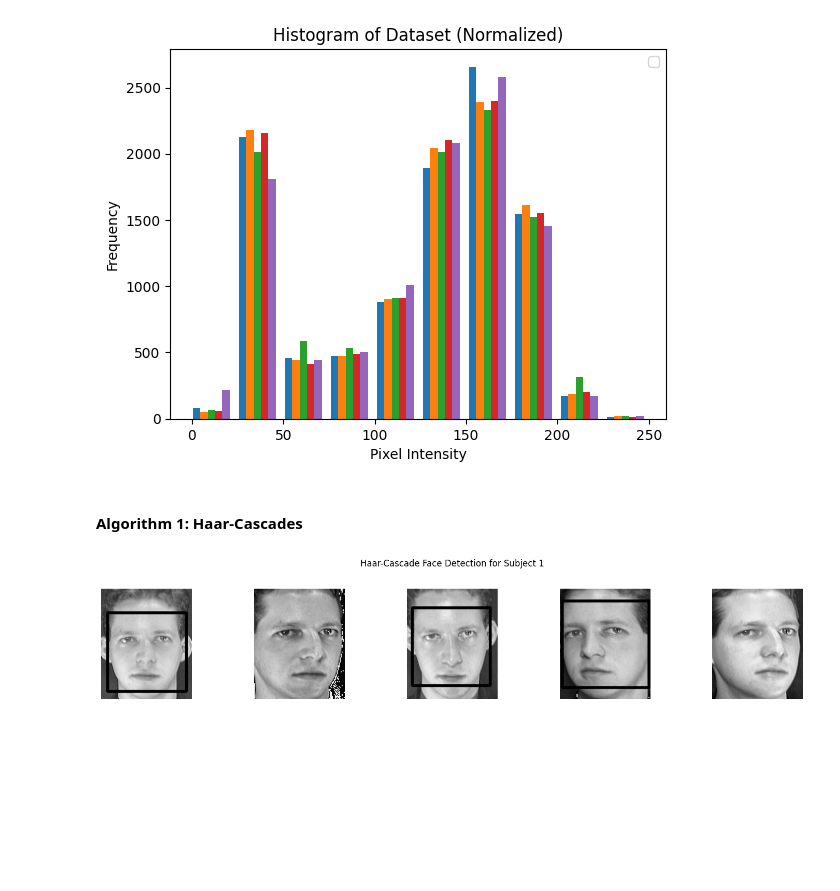
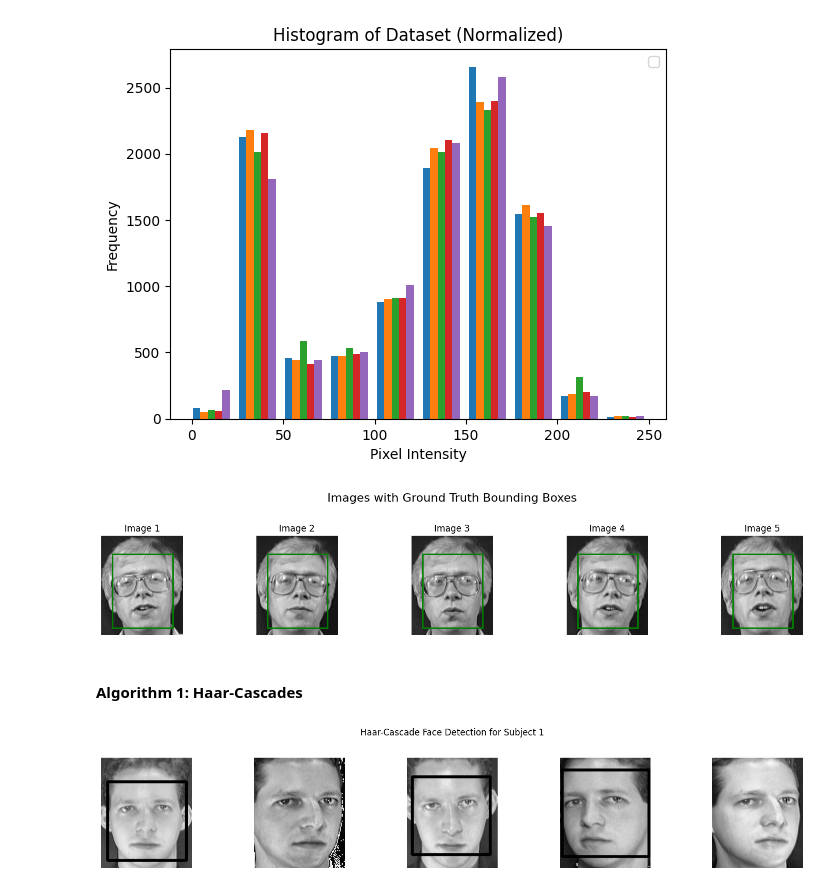
Before and after one commit to TaniaRizwan/FaceDetectionRecognition, a Jupyter notebook: ENCM509_Project6a_Group43.ipynb, the cells around one changed output. Saved outputs shown, nothing was run; the diff lists cells and outputs as text; code cells hidden in the pictures; blank space fills up the shorter version.

```diff
--- a/ENCM509_Project6a_Group43.ipynb
+++ b/ENCM509_Project6a_Group43.ipynb
@@ -235,8 +288,20 @@ Size of each image: (112, 92) 10304
 [figure]
 [figure]
 [figure]
+# %%
+gt_subject2 = [
+    [(12, 20, 68, 84)],  # Image 1
+    [(12, 20, 68, 84)],  # Image 2
+    [(12, 20, 68, 84)],  # Image 3
+    [(12, 20, 68, 84)],  # Image 4
+    [(12, 20, 68, 84)]   # Image 5
+]
+
+visualize_ground_truth(gt = gt_subject2, M = M, irow = irow2, icol = icol2, S = S2_processed)
+# %% [output]
+[figure, added]
 # %% [markdown]
-#### Algorithm 1: Haar-Cascades
+#### **Algorithm 1: Haar-Cascades**
 # %%
 # Citations:
 # https://www.datacamp.com/tutorial/face-detection-python-opencv#face-detection
```
Also changed, not shown: parts of 8 cells of this notebook.
